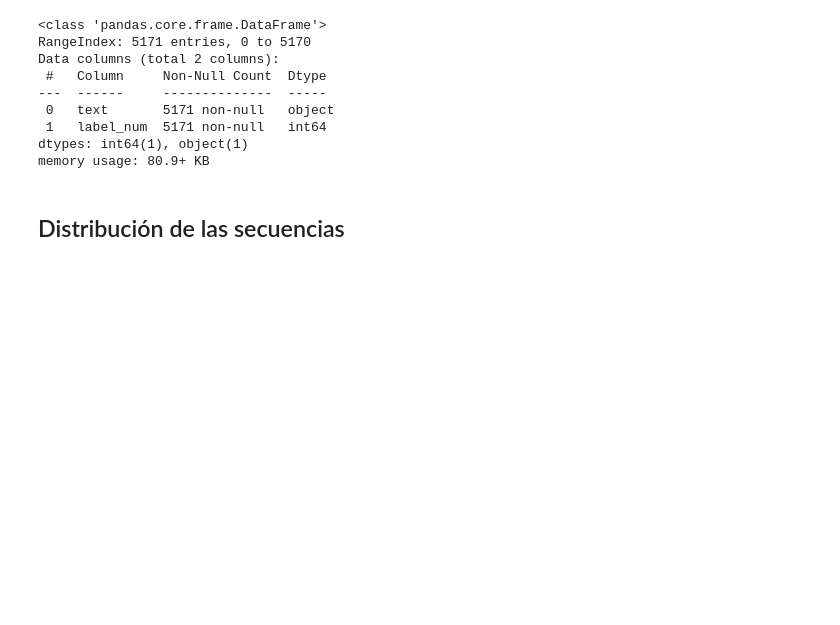
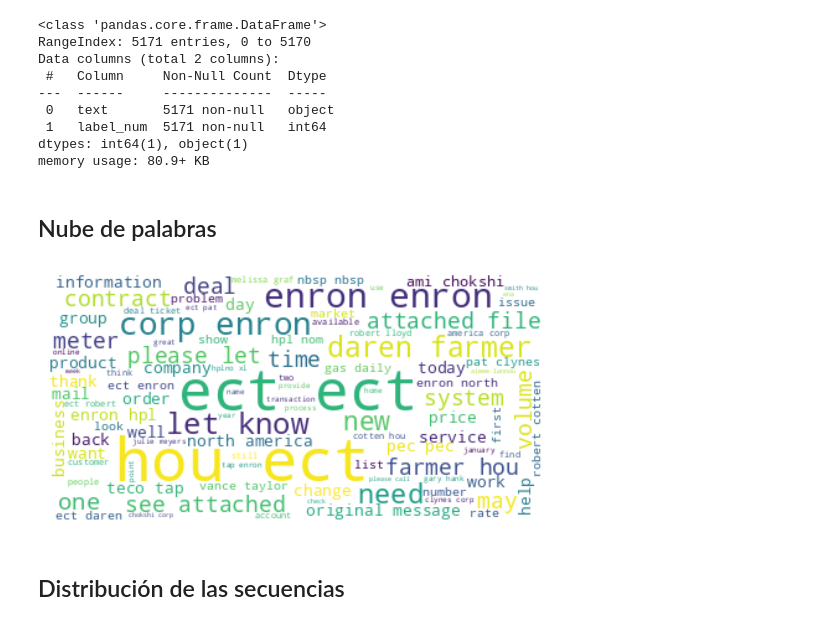
Before and after one commit to CanoPablo/Deep_Learning, a Jupyter notebook: Reto_III.ipynb, the cells around one changed output. Saved outputs shown, nothing was run; the diff lists cells and outputs as text; code cells hidden in the pictures; blank space fills up the shorter version.

```diff
--- a/Reto_III.ipynb
+++ b/Reto_III.ipynb
@@ -215,6 +220,27 @@ Data columns (total 2 columns):
  1   label_num  5171 non-null   int64
 dtypes: int64(1), object(1)
 memory usage: 80.9+ KB
+# %% [markdown]
+## Nube de palabras
+# %%
+from wordcloud import WordCloud
+def nube_palabras(sec_textos):
+    # Crear la cadena con la que haremos la nube de palabras
+    text= " ".join(review for review in sec_textos) # Juntando todos los textos con un espacio entre ellas
+
+    # Crear la nube de palabras
+    wordcloud = WordCloud(max_font_size=50,
+                          max_words=100,
+                          background_color="white").generate(text)
+
+    # Desplegar la imagen generada
+    plt.imshow(wordcloud, interpolation="bilinear")
+    plt.axis("off")
+    plt.show()
+# %%
+nube_palabras(df['text'])
+# %% [output]
+[figure, added]
 # %% [markdown]
 ## Distribución de las secuencias
 # %%
```
Also changed, not shown: parts of 12 cells of this notebook.
